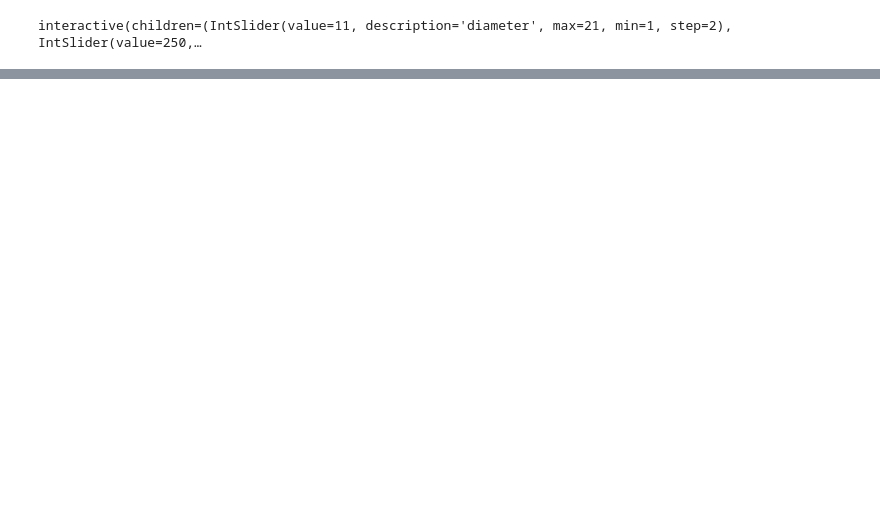
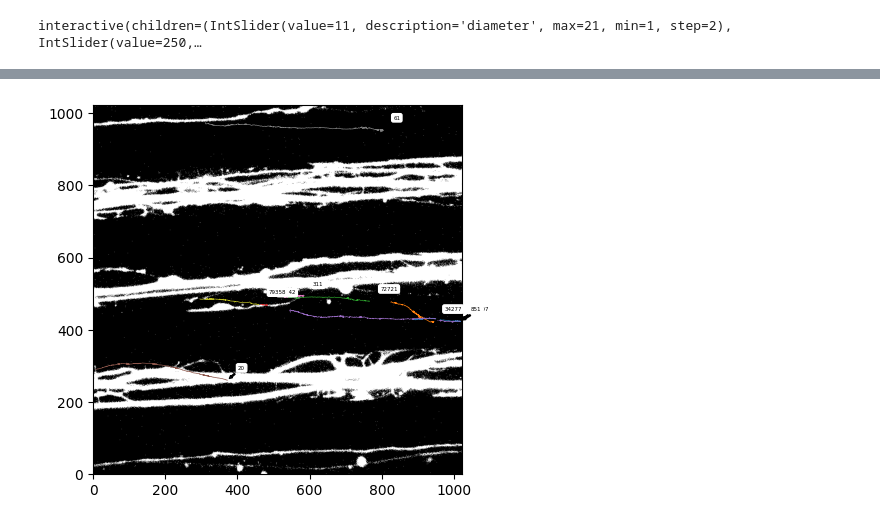
Before and after one commit to biophotlumin/mint, a Jupyter notebook: mint/archive/demo_bioprobe.ipynb, the cells around one changed output, grey strips where cells are left out. Cells and saved outputs as stored; diff of their text form; code cells hidden in the pictures; blank space fills up the shorter version.

```diff
--- a/mint/archive/demo_bioprobe.ipynb
+++ b/mint/archive/demo_bioprobe.ipynb
@@ -746,0 +857,30 @@ interactive(children=(IntSlider(value=11, description='diameter', max=21, min=1,
+# %%
+mask = np.flipud(mask)
+# %%
+def image_output(frame,trajectory,item):
+    # Initialize plot
+    plt.imshow(frame,cmap="gray")
+    # plt.gca().invert_yaxis() # Plotting the y axis inverts it by default, so it must be inverted again
+    bbox_props = dict(boxstyle="round", fc="w", ec="w")
+    arrow_props = dict(arrowstyle="simple")
+
+    trajectories = []
+    if isinstance(item, bool):
+        for item in set(trajectory.rejoined_particle):
+            trajectories.append(item)
+    else:
+        trajectories.append(item)
+
+    for item in trajectories: # Loop for each sub trajectory
+        x = trajectory[trajectory.rejoined_particle==item].x
+        y = trajectory[trajectory.rejoined_particle==item].y
+        plt.plot(x,y,lw=0.5)
+        if len(trajectories)>1:
+            x0,y0 = x.iloc[0],y.iloc[0]
+            plt.annotate(str(item),xy=(x0,y0),xytext=(x0+30,y0+30),bbox=bbox_props,arrowprops=arrow_props, size = 4)
+
+    plt.show()
+    plt.close()
+# %%
+trajs = pd.read_csv(r'/home/lumin/Documents/Test Devrim Results - 20231205_120023 40 msd 3/Test Devrim/20231123_KG_Exp46_Transport_CS6C_pos3007.nd2/20231123_KG_Exp46_Transport_CS6C_pos3007.nd2_rejoined.csv',sep='\t')
+trajs.head()
@@ -746,0 +894,4 @@ interactive(children=(IntSlider(value=11, description='diameter', max=21, min=1,
+# %%
+image_output(mask,trajs,True)
+# %% [output]
+[figure, added]
```
Also changed, not shown: parts of 179 cells of this notebook, 28 other files.
